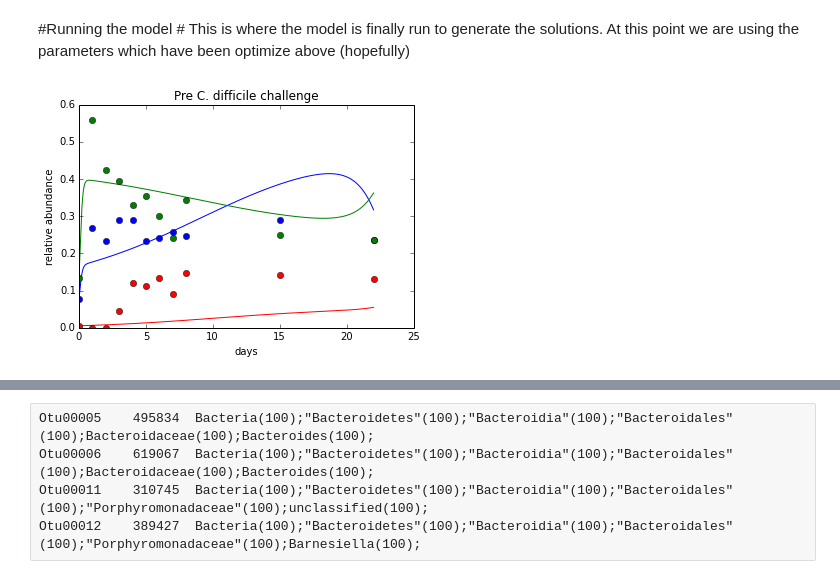
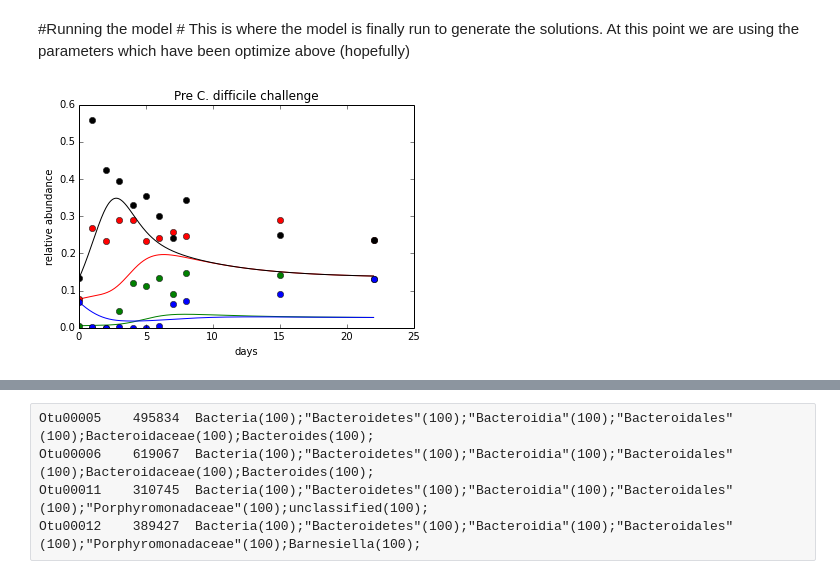
Before and after one commit to jtmccr1/603-Codes, a Jupyter notebook: EPID603 Final.ipynb, the cells around one changed output, grey strips where cells are left out. Saved outputs shown, nothing was run; the diff lists cells and outputs as text; code cells hidden in the pictures.

```diff
--- a/EPID603 Final.ipynb
+++ b/EPID603 Final.ipynb
@@ -73,6 +78,7 @@ Here I load the data from R and set up the pre C.diff gut model
 means = %Rget means
 errors = %Rget errors
 Td = %Rget days
+other = %Rget other
 # %%
 #Set up just for the pre C.Diff
 Td =Td[0:11]+22  # Selects just the days prior to 0 and makes them all positive
@@ -82,6 +88,8 @@ OTU2d =means[1][0:11]
 OTU3d =means[2][0:11]
 OTU4d =means[3][0:11]
 OTU5d =means[4][0:11]
+
+otherd = other[0:11]
 # %% [markdown]
 And we'll plot everything as dots just to make sure I'm not crazy and nothing was changed while passing into python
 # %%
@@ -168,10 +197,13 @@ and $\%\text{OTU}_j $ is given by the forcing function integrating the data (at
 # %%
 #The Model
 #=======================================================
-def eq(par,initial_cond,start_t,end_t,incr):
+def eq(par,initial_cond,start_t,end_t,incr,data,Td):
 #--------------time-grid-------------------------------------------------------------------
     t  = np.linspace(start_t, end_t,incr)
-#------------differential-eq-system--------------------------------------------------------
+    #f = interp1d(Td,data[0][0:11])
+
+
+    #------------differential-eq-system--------------------------------------------------------
     def funct(y,t):
         OTU1i = y[0]
         OTU2i = y[1]
@@ -179,26 +211,30 @@ def eq(par,initial_cond,start_t,end_t,incr):
         OTU4i = y[3]
         OTU5i = y[4]
         total_loadi=y[5]
+        otheri = y[6]
+
+
 
 
         #Parameters
-        k1,k2,k3,k4,k5,a1,a2,a3,b12,b13,b14,b15,b21,b23,b24,b25,b31,b32,b34,b35,b41,b42,b43,b45,b51,b52,b53,b54 = par
+        k1,k2,k3,k4,k5,ko,a1,a2,a3,a4,a5,ao,b12,b13,b14,b15,b1o,b21,b23,b24,b25,b2o,b31,b32,b34,b35,b3o,b41,b42,b43,b45,b4o,b51,b52,b53,b54,b5o,bo1,bo2,bo3,bo4,bo5 = par
 
 
-        OTU1c = a1*OTU1i*(1-(OTU1i/k1)) + OTU1i*(b12*OTU2i+b13*OTU3i+b14*OTU4i+b15*OTU5i)
-        OTU2c = a2*OTU2i*(1-(OTU2i/k2)) + OTU2i*(b21*OTU1i+b23*OTU3i+b24*OTU4i+b25*OTU5i)
-        OTU3c = a3*OTU3i*(1-(OTU3i/k3)) + OTU3i*(b31*OTU1i+b32*OTU2i+b34*OTU4i+b35*OTU5i)
-        OTU4c = a4*OTU4i*(1-(OTU4i/k4))+ OTU4i*(b41*OTU1i+b42*OTU2i+b43*OTU3i+b45*OTU5i)
-        OTU5c = a5*OTU5i*(1-(OTU5i/k5)) + OTU5i*(b51*OTU1i+b52*OTU2i+b53*OTU3i+b54*OTU5i)
+        OTU1c = a1*OTU1i*(1-(OTU1i/k1)) + OTU1i*(b12*OTU2i+b13*OTU3i+b14*OTU4i+b15*OTU5i+b1o*otheri)
+        OTU2c = a2*OTU2i*(1-(OTU2i/k2)) + OTU2i*(b21*OTU1i+b23*OTU3i+b24*OTU4i+b25*OTU5i+b2o*otheri)
+        OTU3c = a3*OTU3i*(1-(OTU3i/k3)) + OTU3i*(b31*OTU1i+b32*OTU2i+b34*OTU4i+b35*OTU5i+b3o*otheri)
+        OTU4c = a4*OTU4i*(1-(OTU4i/k4))+ OTU4i*(b41*OTU1i+b42*OTU2i+b43*OTU3i+b45*OTU5i+b4o*otheri)
+        OTU5c = a5*OTU5i*(1-(OTU5i/k5)) + OTU5i*(b51*OTU1i+b52*OTU2i+b53*OTU3i+b54*OTU5i+b5o*otheri)
+        otherc = ao*otheri*(1-(otheri/ko)) + otheri*(bo1*OTU1i+bo2*OTU2i+bo3*OTU3i+bo4*OTU4i+bo5*OTU5i)
 
-        total_loadc = OTU1c + OTU2c + OTU3c + OTU4c + OTU5c  # changes in the total bacterial load only equal the sum of the changes of each OTU
+        total_loadc = OTU1c + OTU2c + OTU3c + OTU4c + OTU5c + otherc  # changes in the total bacterial load only equal the sum of the changes of each OTU
 
-        return [OTU1c,OTU2c,OTU3c,OTU4c,OTU5c,total_loadc]
+        return [OTU1c,OTU2c,OTU3c,OTU4c,OTU5c,total_loadc,otherc]
 
 
    #integrate------------------------------------
     ds = integrate.odeint(funct,initial_cond,t)
-    return (ds[:,0],ds[:,1],ds[:,2],ds[:,3],ds[:,4],ds[:,5],t)
+    return (ds[:,0],ds[:,1],ds[:,2],ds[:,3],ds[:,4],ds[:,5],ds[:,6],t)
 #=======================================================
 # %%
 # model steps
@@ -259,18 +308,25 @@ This is where the model is finally run to generate the solutions.  At this point
 #5.Generate Solution to System
 #=======================================================
 #OTU1,OTU2,OTU3,OTU4,OTU5,OTU6,OTU7,T=eq(rates,y0,start_time,end_time,intervals)
-OTU1,OTU2,OTU3,T=eq(newrates,y0,start_time,end_time,intervals)
+OTU1,OTU2,OTU3,OTU4,OTU5,total_load,other,T=eq(rates,y0,start_time,end_time,intervals,means,Td)
+
+OTU1m=OTU1/total_load
+OTU2m=OTU2/total_load
+OTU3m=OTU3/total_load
+OTU4m=OTU4/total_load
+OTU5m = OTU5/total_load
+otherm = other/total_load
 # %%
 #6. Plot Solution to System
 #=========================================================
 plt.figure()
-plt.plot(T,OTU1,T,OTU2,T,OTU3,Td,OTU1d,'bo',Td,OTU2d,'go',Td,OTU3d,'ro')#,T,OTU3,T,OTU4,T,OTU5,T,OTU6,T,OTU7)
+plt.plot(T,OTU1m,'r-',T,OTU2m,'k-',T,OTU3m,'g-',T,OTU4m,'b-',Td,OTU1d,'ro',Td,OTU2d,'ko',Td,OTU3d,'go',Td,OTU4d,'bo')
 plt.xlabel('days')
 plt.ylabel('relative abundance')
 title='Pre C. difficile challenge'
 
 plt.title(title)
 plt.show()
 #=========================================================
 # %% [output]
-[figure, old version]
+[figure, new version]
```
Also changed, not shown: parts of 27 cells of this notebook.
